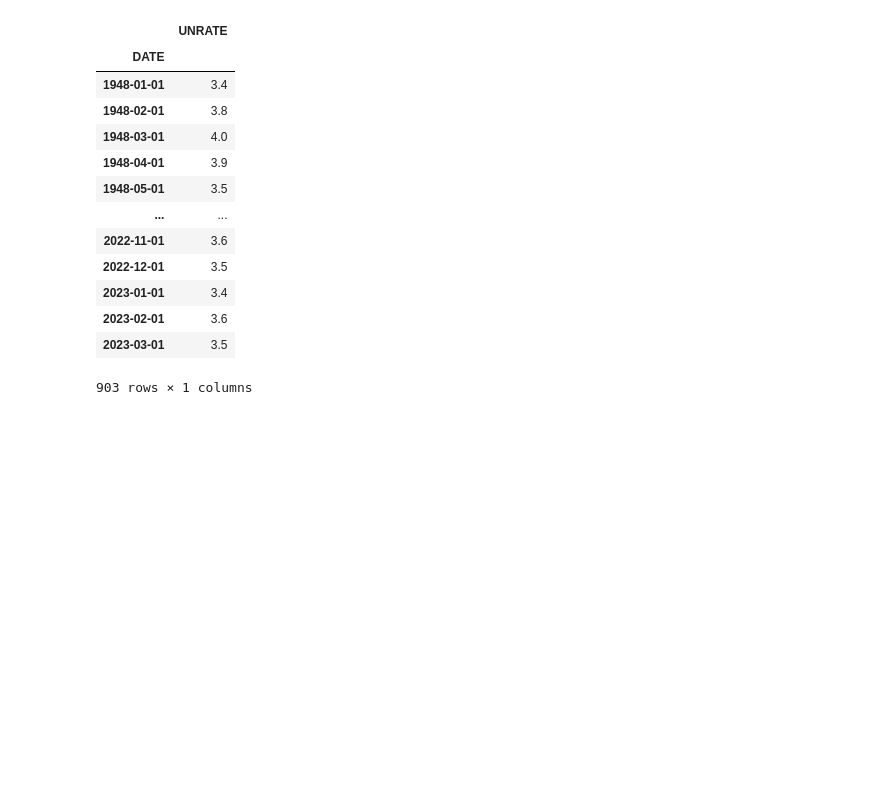
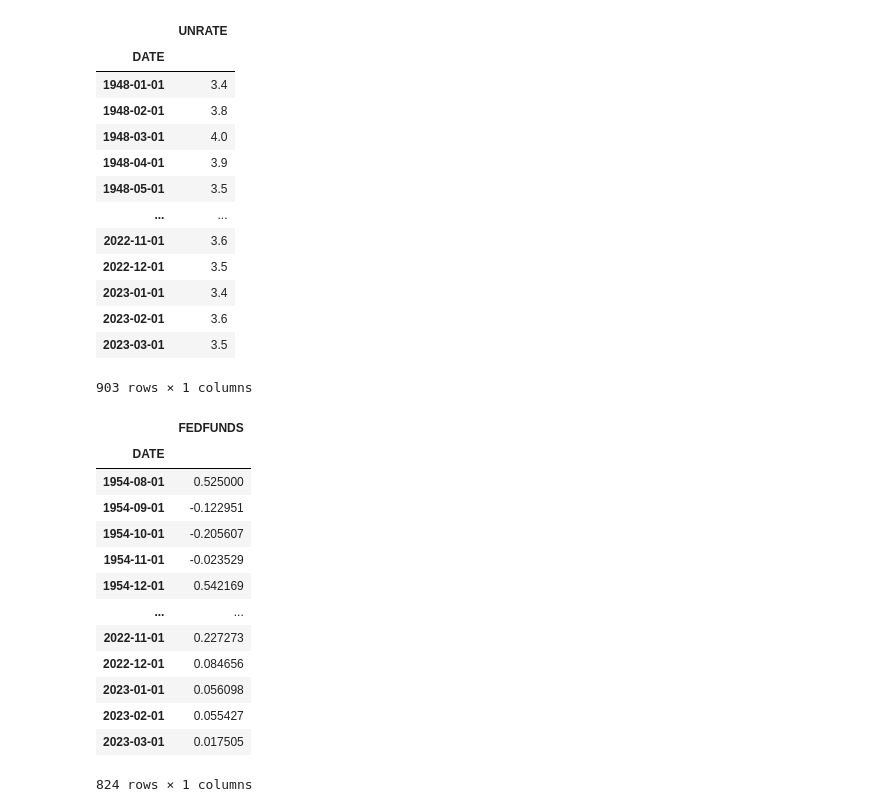
Before and after one commit to vargopal/stockMarket, a Jupyter notebook: F455_project.ipynb, the cells around one changed output. Drawn from its saved outputs; the diff is of its cells as text; code cells hidden in the pictures; blank space fills up the shorter version.

Commit message:
Get some more data

```diff
--- a/F455_project.ipynb
+++ b/F455_project.ipynb
@@ -172,3 +192,23 @@ unemp
 | 2023-02-01 | 3.6 |
 | 2023-03-01 | 3.5 |
 903 rows × 1 columns
+# %%
+# Interest Rates (10 yr treasury rates)
+irate = pdr.get_data_fred('FEDFUNDS', 1953)
+# %%
+irate.pct_change().dropna()
+# %% [output]
+|  | FEDFUNDS |
+| DATE |  |
+| 1954-08-01 | 0.525000 |
+| 1954-09-01 | -0.122951 |
+| 1954-10-01 | -0.205607 |
+| 1954-11-01 | -0.023529 |
+| 1954-12-01 | 0.542169 |
+| ... | ... |
+| 2022-11-01 | 0.227273 |
+| 2022-12-01 | 0.084656 |
+| 2023-01-01 | 0.056098 |
+| 2023-02-01 | 0.055427 |
+| 2023-03-01 | 0.017505 |
+824 rows × 1 columns
```
Also changed, not shown: parts of 4 cells of this notebook, 1 other file.
